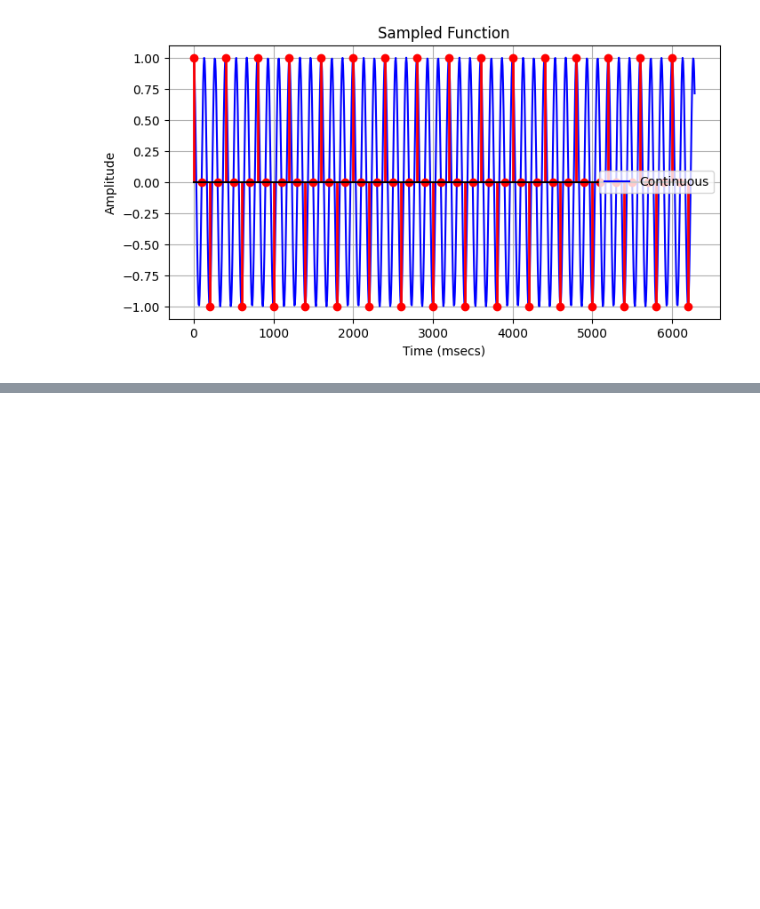
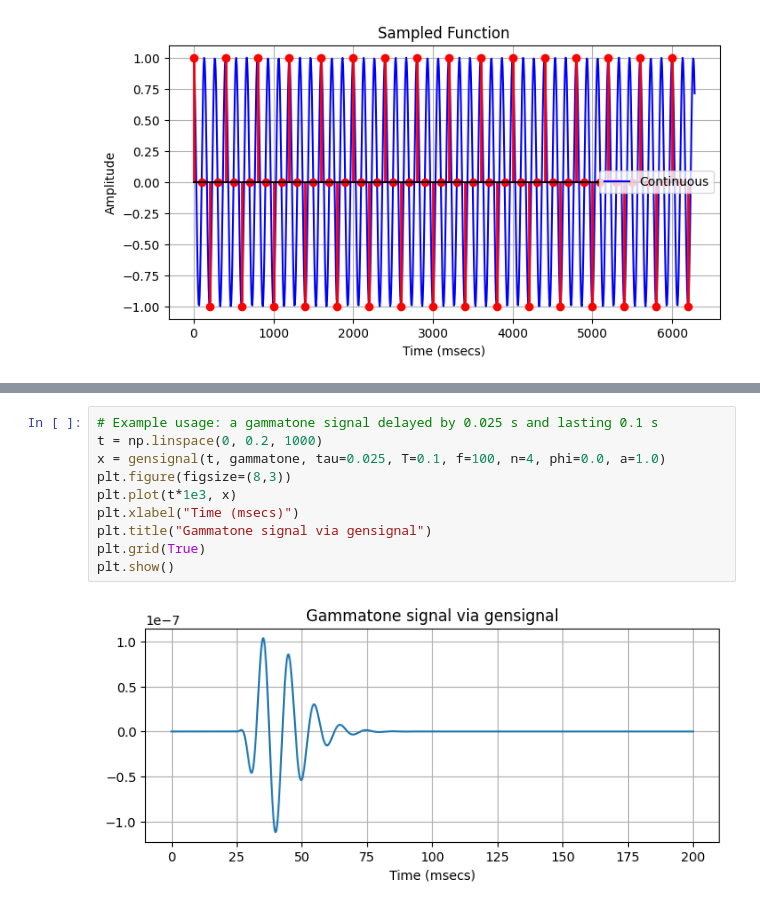
Before and after one commit to RyanL72/CSDS_364, a Jupyter notebook: Assignment_A3a/A3a_rhl72.ipynb, the cells around one changed output, grey strips where cells are left out. Drawn from its saved outputs; the diff is of its cells as text; blank space fills up the shorter version.

```diff
--- a/Assignment_A3a/A3a_rhl72.ipynb
+++ b/Assignment_A3a/A3a_rhl72.ipynb
@@ -39,0 +85,12 @@ plot_sampled_function(lambda t, **kw: np.cos(2*np.pi*7.5*t), fs=10, tlim=(0, 2*n
+# %%
+# Example usage: a gammatone signal delayed by 0.025 s and lasting 0.1 s
+t = np.linspace(0, 0.2, 1000)
+x = gensignal(t, gammatone, tau=0.025, T=0.1, f=100, n=4, phi=0.0, a=1.0)
+plt.figure(figsize=(8,3))
+plt.plot(t*1e3, x)
+plt.xlabel("Time (msecs)")
+plt.title("Gammatone signal via gensignal")
+plt.grid(True)
+plt.show()
+# %% [output]
+[figure, added]
```
Also changed, not shown: parts of 3 cells of this notebook, 1 other file.
